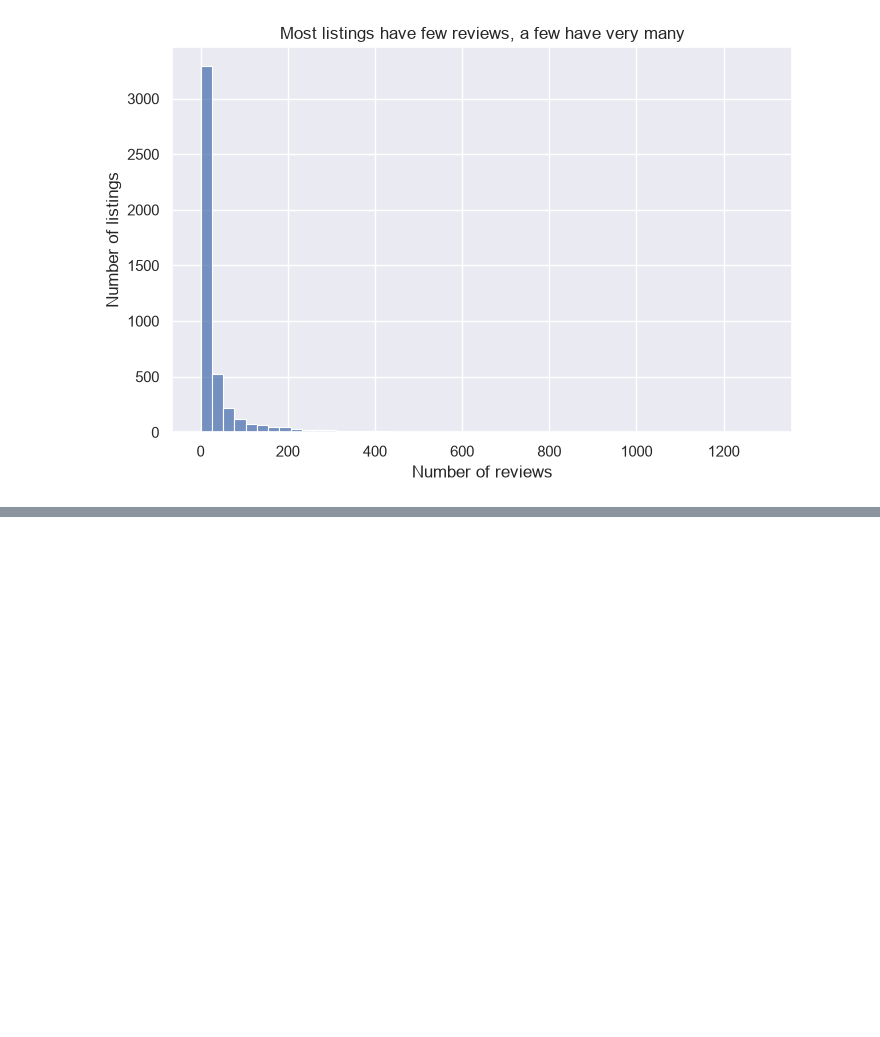
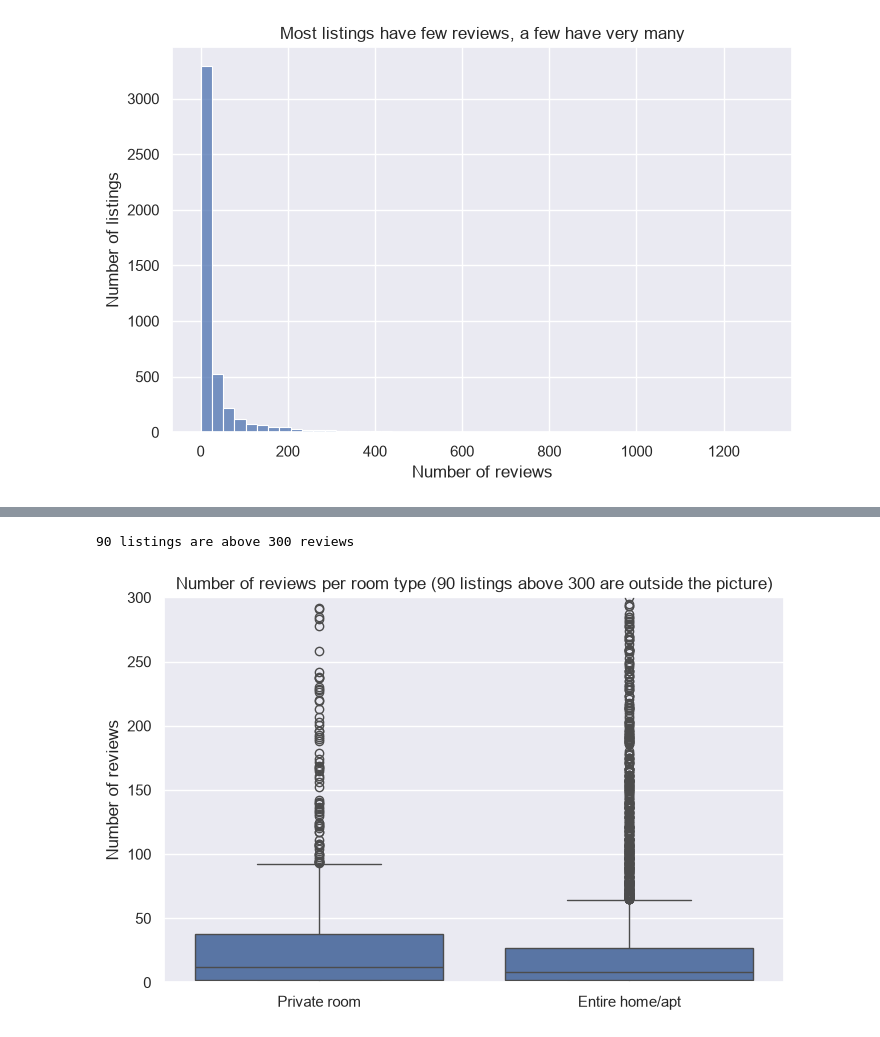
Before and after one commit to sven-0414/py-ai-lab, a Jupyter notebook: data_analysis/lab7.ipynb, the cells around one changed output, grey strips where cells are left out. Cells and saved outputs as stored; diff of their text form; code cells hidden in the pictures; blank space fills up the shorter version.

```diff
--- a/data_analysis/lab7.ipynb
+++ b/data_analysis/lab7.ipynb
@@ -52,0 +87,20 @@ sns.histplot(data=listings, x='number_of_reviews', bins=50, ax=ax)
+# %%
+two_types = listings[listings['room_type'].isin(['Entire home/apt', 'Private room'])]
+
+# Count the listings above 300 reviews (they are outside the picture)
+n_outside = (two_types['number_of_reviews'] > 300).sum()
+print(n_outside, 'listings are above 300 reviews')
+
+fig, ax = plt.subplots(figsize=(8, 5))
+
+sns.boxplot(data=two_types, x='room_type', y='number_of_reviews', ax=ax)
+
+ax.set_ylim(0, 300)
+ax.set_title(f'Number of reviews per room type ({n_outside} listings above 300 are outside the picture)')
+ax.set_xlabel('')
+ax.set_ylabel('Number of reviews')
+
+plt.show()
+# %% [output]
+90 listings are above 300 reviews
+[figure, added]
```
Also changed, not shown: parts of 2 cells of this notebook.
